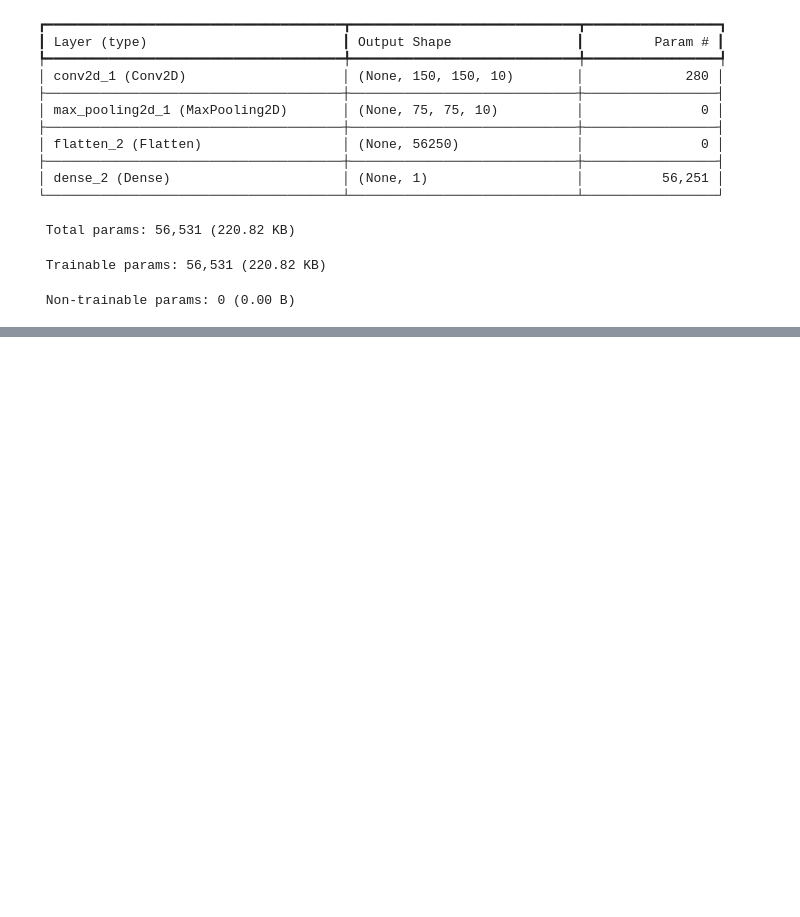
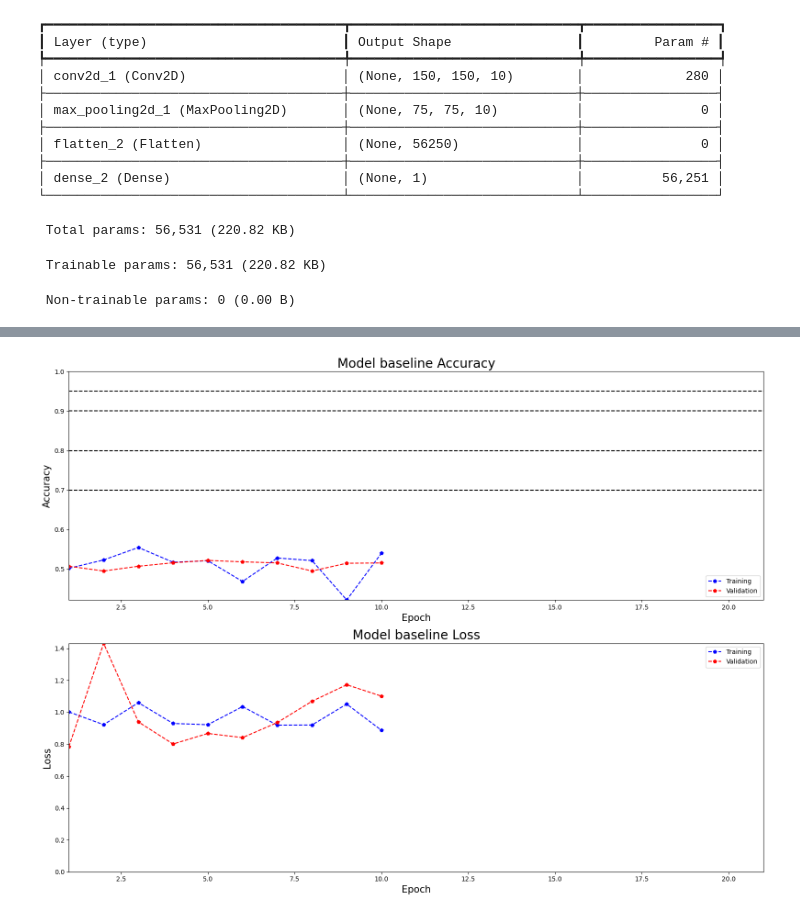
Before and after one commit to Dzbanski/modul19_1, a Jupyter notebook: modul19_1.ipynb, the cells around one changed output, grey strips where cells are left out. Drawn from its saved outputs; the diff is of its cells as text; code cells hidden in the pictures; blank space fills up the shorter version.

Commit message:
Fit models 1, 2, 4, simple 2

```diff
--- a/modul19_1.ipynb
+++ b/modul19_1.ipynb
@@ -658,3 +749,17 @@ Model: "sequential_11"
  Total params: 16,845,121 (64.26 MB)
  Trainable params: 9,209,857 (35.13 MB)
  Non-trainable params: 7,635,264 (29.13 MB)
+# %%
+history_model_4 = model_4.fit(
+    train_generator_augmentation,
+    epochs=epochs,
+    validation_data=validation_generator,
+    callbacks=[es]
+)
+
+history_model_4_df = pd.DataFrame(history_model_4.history)
+
+history_model_4_csv_file = 'history/history_model_4.csv'
+
+with open(history_model_4_csv_file, mode='w') as f:
+    history_model_4_df.to_csv(f)
@@ -660,0 +786,86 @@ Model: "sequential_11"
+# %%
+max_index = 0
+min_accuracy = 1
+max_loss = 0
+colors = plt.cm.rainbow(np.linspace(0, 1, len(models)))
+
+for model in models:
+    df = pd.read_csv(f'history/history_{model}.csv', index_col=0)
+    df.index += 1
+    if max_index < max(df.index):
+        max_index = max(df.index)
+    if min_accuracy > min(df[['accuracy', 'val_accuracy']].min()):
+        min_accuracy = min(df[['accuracy', 'val_accuracy']].min())
+    if max_loss < max(df[['loss', 'val_loss']].max()):
+        max_loss = max(df[['loss', 'val_loss']].max())
+
+for model in models:
+    df = pd.read_csv(f'history/history_{model}.csv', index_col=0)
+    df.index += 1
+    fig = plt.figure(figsize=(16,12))
+    ax = fig.add_subplot(211)
+    ax.plot(df['accuracy'], "bp--")
+    ax.plot(df['val_accuracy'], "rp--")
+    ax.set_title(f'Model {model} Accuracy', fontsize=20)
+    ax.set_ylabel('Accuracy', fontsize=15)
+    ax.set_xlabel('Epoch', fontsize=15)
+    ax.set_xlim([1, max_index])
+    ax.set_ylim([min_accuracy, 1])
+
+    for milestone in (0.7, 0.8, 0.9, 0.95):
+        ax.axhline(milestone, color="k", linestyle="--")
+        try:
+            if min(df[df['val_accuracy'] >= milestone].index) > 1:
+                plt.axvline(min(df[df['val_accuracy'] >= milestone].index), color="g", linestyle="--")
+                ax.text(min(df[df['val_accuracy'] >= milestone].index)+0.6, min_accuracy+0.02,
+                        f'Epoch: {min(df[df["val_accuracy"] >= milestone].index)}', rotation=90)
+        except:
+            pass
+
+    plt.legend(['Training', 'Validation'], loc='lower right')
+    ax = fig.add_subplot(212)
+    ax.plot(df['loss'], "bp--")
+    ax.plot(df['val_loss'], "rp--")
+    ax.set_title(f'Model {model} Loss', fontsize=20)
+    ax.set_ylabel('Loss', fontsize=15)
+    ax.set_xlabel('Epoch', fontsize=15)
+    ax.set_xlim([1, max_index])
+    ax.set_ylim([0, max_loss])
+    ax.legend(['Training', 'Validation'], loc='upper right')
+    plt.tight_layout()
+    plt.savefig(f'charts/train_history_{model}.png', transparent=True, dpi=600)
+    plt.show()
+
+fig = plt.figure(figsize=(16,12))
+ax = fig.add_subplot(211)
+for model, color in zip(models, colors):
+    df = pd.read_csv(f'history/history_{model}.csv', index_col=0)
+    df.index += 1
+    ax.plot(df['val_accuracy'], label=f'Model {model}', color=color, linewidth=3)
+    ax.axhline(df['val_accuracy'].max(), color=color, linestyle="dotted", linewidth=4)
+
+ax.set_title(f'Accuracy', fontsize=20)
+ax.set_ylabel('Accuracy', fontsize=15)
+ax.set_xlabel('Epoch', fontsize=15)
+ax.set_xlim([1, max_index])
+ax.set_ylim([min_accuracy, 1])
+for milestone in (0.7, 0.8, 0.9, 0.95):
+    ax.axhline(milestone, color="k", linestyle="--")
+plt.legend(loc='lower right')
+ax = fig.add_subplot(212)
+for model, color in zip(models, colors):
+    df = pd.read_csv(f'history/history_{model}.csv', index_col=0)
+    df.index += 1
+    ax.plot(df['val_loss'], label=f'Model {model}', color=color, linewidth=3)
+    ax.axhline(df['val_loss'].min(), color=color, linestyle="dotted", linewidth=4)
+ax.set_title(f'Loss', fontsize=20)
+ax.set_ylabel('Loss', fontsize=15)
+ax.set_xlabel('Epoch', fontsize=15)
+ax.set_xlim([1, max_index])
+ax.set_ylim([0, max_loss])
+ax.legend(loc='upper right')
+plt.tight_layout()
+plt.savefig(f'charts/train_history_of_each_model.png', transparent=True, dpi=600)
+plt.show()
+# %% [output]
+[figure, added]
```
Also changed, not shown: parts of 17 cells of this notebook, 15 other files.
